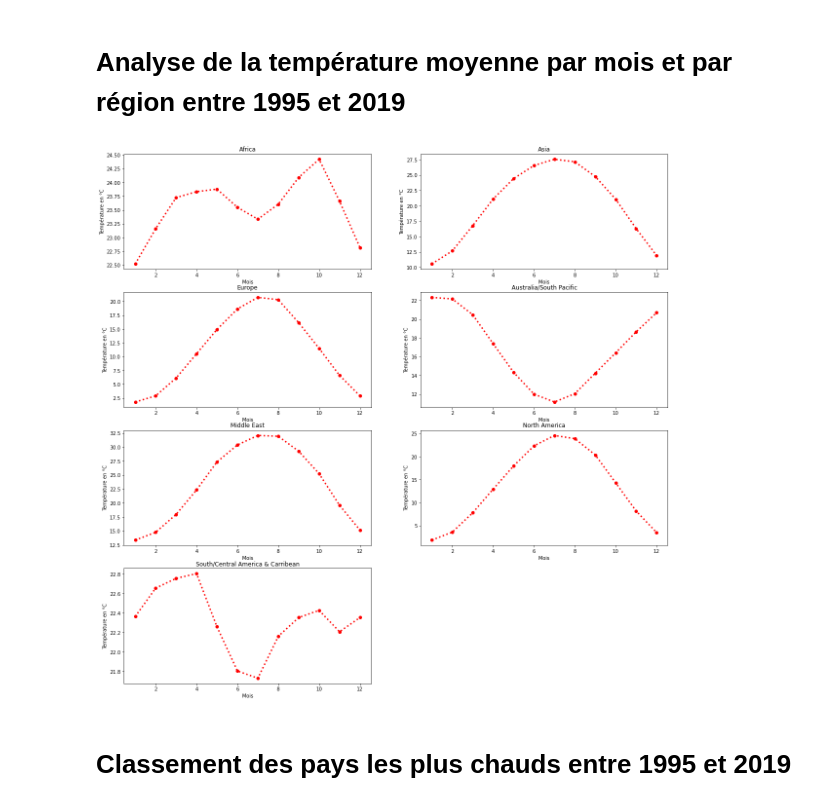
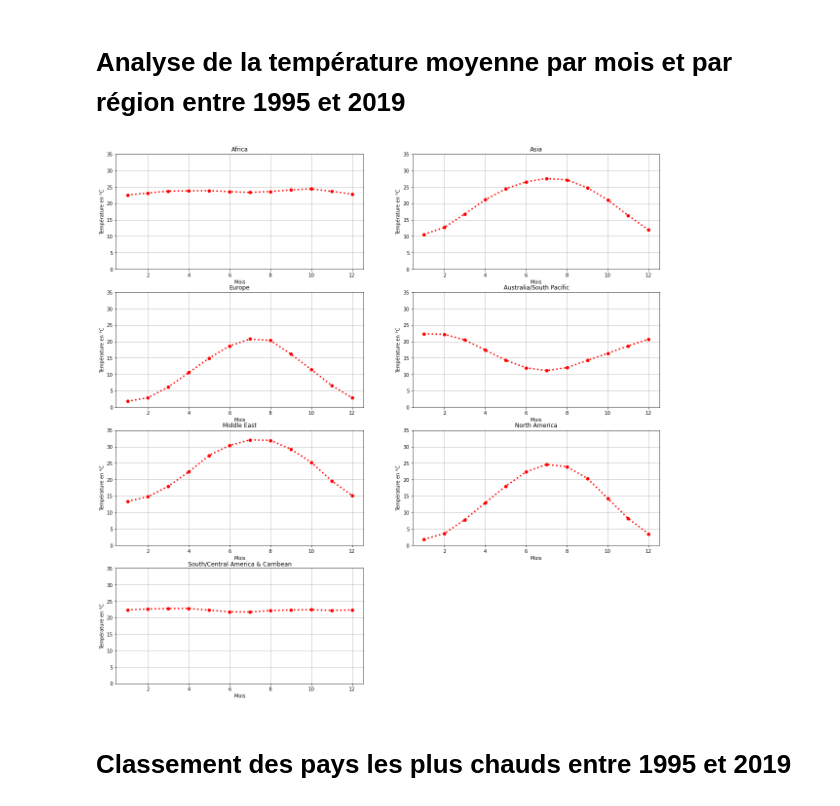
Before and after one commit to KRDavid/climatologie, a Jupyter notebook: notebook.ipynb, the cells around one changed output. Cells and saved outputs as stored; diff of their text form; code cells hidden in the pictures.

```diff
--- a/notebook.ipynb
+++ b/notebook.ipynb
@@ -9,8 +13,9 @@ downloader = D.downloader("./data")
 # downloader.data_download("temperatures.csv", "https://stdatalake009.blob.core.windows.net/public/temperatures.csv")
 # %%
 dataset = pd.read_csv("./data/RAW/temperatures.csv")
-dataset = dataset[["Region","Country","Month","Day","Year","AvgTemperature"]][dataset["Year"] != 2020]
-dataset = dataset[["Region","Country","Month","Day","Year","AvgTemperature"]][dataset["AvgTemperature"] != -99]
+dataset = dataset[["Region","Country","City","Month","Day","Year","AvgTemperature"]][dataset["Year"] != 2020]
+dataset = dataset[["Region","Country","City","Month","Day","Year","AvgTemperature"]][dataset["Day"] != 0]
+dataset = dataset[["Region","Country","City","Month","Day","Year","AvgTemperature"]][dataset["AvgTemperature"] != -99]
 dataset["AvgTemperatureC"] = (dataset["AvgTemperature"]-32) * 5/9
 # %% [markdown]
 # Analyse de la température moyenne en France de 1995 à 2019
@@ -33,54 +39,24 @@ del temp_moy_france
 # Analyse de la température moyenne par mois et par région entre 1995 et 2019
 # %%
 dataset_moy = dataset.groupby(["Region","Month"])["AvgTemperatureC"].mean().reset_index()
-# %%
-plt.figure(figsize=(20,20))
-plt.subplot(4,2,1)
-plt.plot(dataset_moy[["Month"]][dataset_moy["Region"].str.contains("Africa")], dataset_moy[["AvgTemperatureC"]][dataset_moy["Region"].str.contains("Africa")],c="red", lw=3, ls=":", marker="o")
-plt.title("Africa")
-plt.ylabel("Température en °C")
-plt.xlabel("Mois")
-
-plt.subplot(4,2,2)
-plt.plot(dataset_moy[["Month"]][dataset_moy["Region"].str.contains("Asia")], dataset_moy[["AvgTemperatureC"]][dataset_moy["Region"].str.contains("Asia")],c="red", lw=3, ls=":", marker="o")
-plt.title("Asia")
-plt.ylabel("Température en °C")
-plt.xlabel("Mois")
-
-plt.subplot(4,2,3)
-plt.plot(dataset_moy[["Month"]][dataset_moy["Region"].str.contains("Europe")], dataset_moy[["AvgTemperatureC"]][dataset_moy["Region"].str.contains("Europe")],c="red", lw=3, ls=":", marker="o")
-plt.title("Europe")
-plt.ylabel("Température en °C")
-plt.xlabel("Mois")
-
-plt.subplot(4,2,4)
-plt.plot(dataset_moy[["Month"]][dataset_moy["Region"].str.contains("Australia/South Pacific")], dataset_moy[["AvgTemperatureC"]][dataset_moy["Region"].str.contains("Australia/South Pacific")],c="red", lw=3, ls=":", marker="o")
-plt.title("Australia/South Pacific")
-plt.ylabel("Température en °C")
-plt.xlabel("Mois")
-
-plt.subplot(4,2,5)
-plt.plot(dataset_moy[["Month"]][dataset_moy["Region"].str.contains("Middle East")], dataset_moy[["AvgTemperatureC"]][dataset_moy["Region"].str.contains("Middle East")],c="red", lw=3, ls=":", marker="o")
-plt.title("Middle East")
-plt.ylabel("Température en °C")
-plt.xlabel("Mois")
-
-plt.subplot(4,2,6)
-plt.plot(dataset_moy[["Month"]][dataset_moy["Region"].str.contains("North America")], dataset_moy[["AvgTemperatureC"]][dataset_moy["Region"].str.contains("North America")],c="red", lw=3, ls=":", marker="o")
-plt.title("North America")
-plt.ylabel("Température en °C")
-plt.xlabel("Mois")
-
-plt.subplot(4,2,7)
-plt.plot(dataset_moy[["Month"]][dataset_moy["Region"].str.contains("South/Central America & Carribean")], dataset_moy[["AvgTemperatureC"]][dataset_moy["Region"].str.contains("South/Central America & Carribean")],c="red", lw=3, ls=":", marker="o")
-plt.title("South/Central America & Carribean")
-plt.ylabel("Température en °C")
-plt.xlabel("Mois")
-
-
-del dataset_moy
-# %% [output]
-[figure, removed]
+# %%
+liste_regions = ["Africa","Asia", "Europe", "Australia/South Pacific", "Middle East", "North America", "South/Central America & Carribean"]
+plt.figure(figsize=(20,20))
+
+for i in range(len(liste_regions)):
+    plt.subplot(4,2,i+1)
+    plt.plot(dataset_moy[["Month"]][dataset_moy["Region"].str.contains("Africa")], dataset_moy[["AvgTemperatureC"]][dataset_moy["Region"].str.contains(liste_regions[i])],c="red", lw=3, ls=":", marker="o")
+    plt.title(liste_regions[i])
+    plt.ylabel("Température en °C")
+    plt.xlabel("Mois")
+    plt.grid(True)
+    plt.ylim(0,35)
+
+
+
+del dataset_moy
+# %% [output]
+[figure, added]
 # %% [markdown]
 # Classement des pays les plus chauds entre 1995 et 2019
 # %%
```
Also changed, not shown: parts of 13 cells of this notebook.
